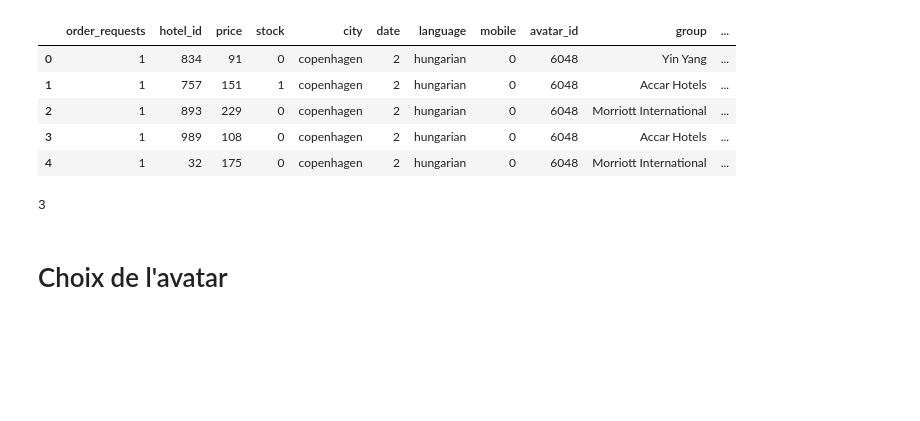
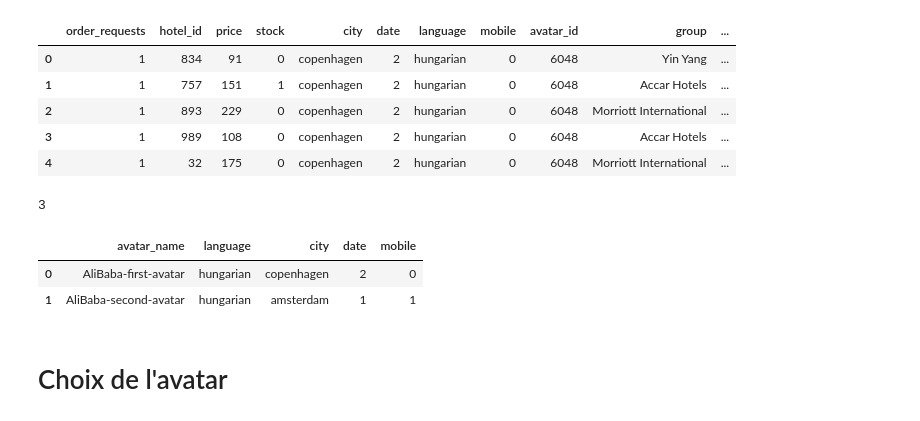
Before and after one commit to TryoenJ/Defi-IA, a Jupyter notebook: data.ipynb, the cells around one changed output. Drawn from its saved outputs; the diff is of its cells as text; code cells hidden in the pictures; blank space fills up the shorter version.

```diff
--- a/data.ipynb
+++ b/data.ipynb
@@ -249,6 +251,11 @@ D = np.random.choice(date)
 3
 # %%
 tab_old_param = pd.read_csv('./param_request.csv')
+tab_old_param
+# %% [output]
+|  | avatar_name | language | city | date | mobile |
+| 0 | AliBaba-first-avatar | hungarian | copenhagen | 2 | 0 |
+| 1 | AliBaba-second-avatar | hungarian | amsterdam | 1 | 1 |
 # %% [markdown]
 # Choix de l'avatar
 # %% [markdown]
```
Also changed, not shown: parts of 3 cells of this notebook.
